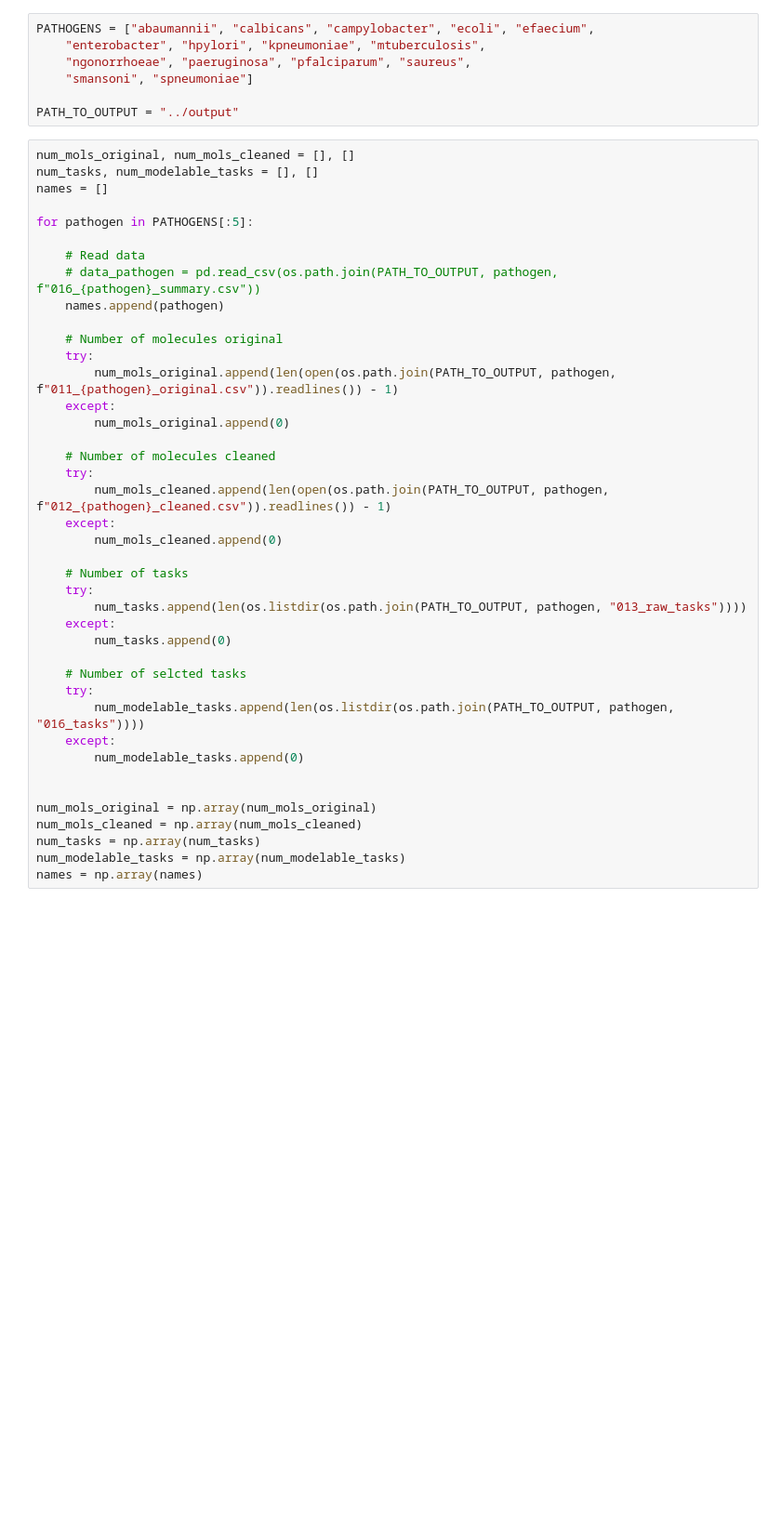
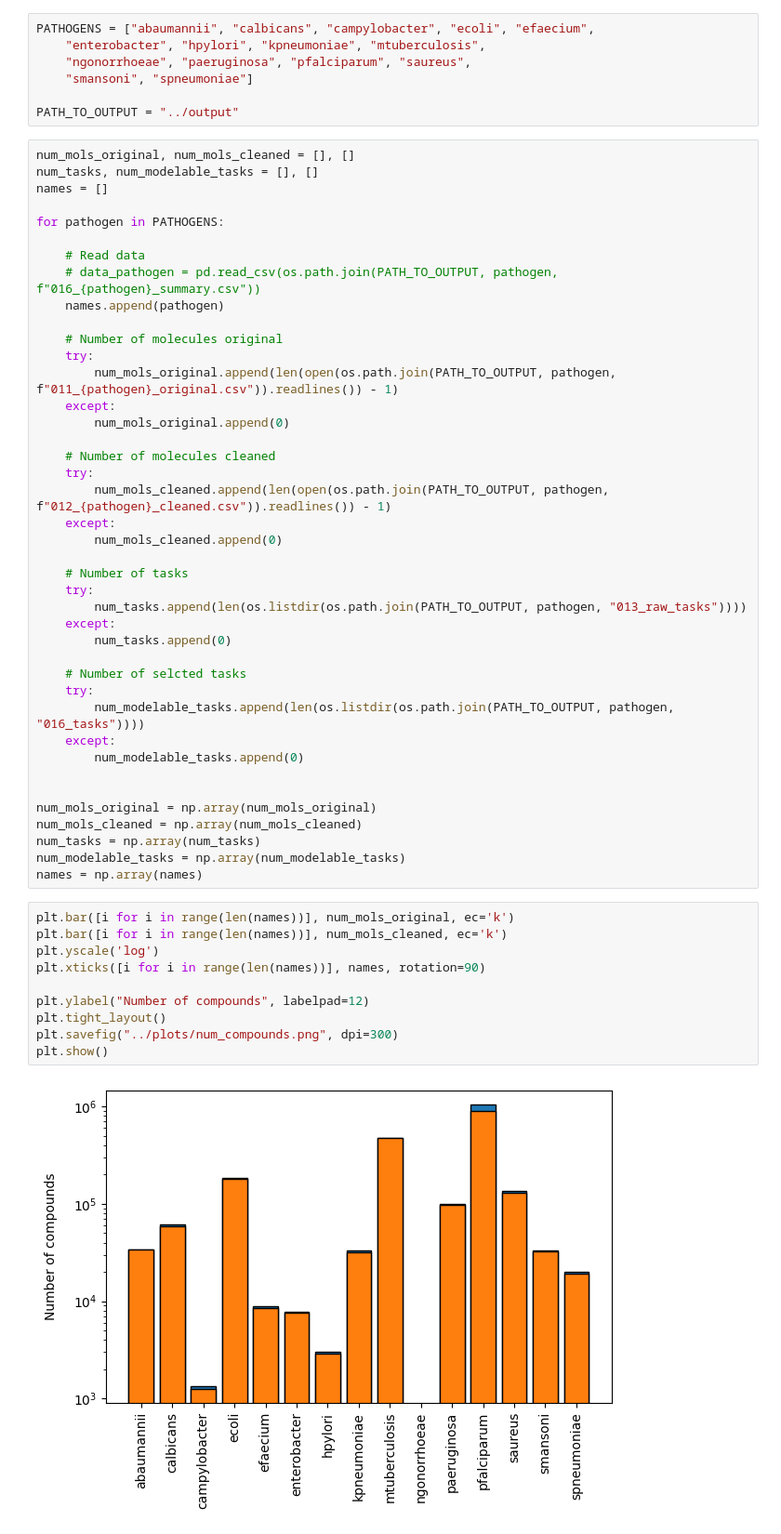
Before and after one commit to ersilia-os/chembl-antimicrobial-tasks, a Jupyter notebook: notebooks/summary_data.ipynb, the cells around one changed output. Shown at 93% size. Cells and saved outputs as stored; diff of their text form; blank space fills up the shorter version.

Commit message:
creating plot number of compounds

```diff
--- a/notebooks/summary_data.ipynb
+++ b/notebooks/summary_data.ipynb
@@ -17,7 +15,7 @@ num_mols_original, num_mols_cleaned = [], []
 num_tasks, num_modelable_tasks = [], []
 names = []
 
-for pathogen in PATHOGENS[:5]:
+for pathogen in PATHOGENS:
 
     # Read data
     # data_pathogen = pd.read_csv(os.path.join(PATH_TO_OUTPUT, pathogen, f"016_{pathogen}_summary.csv"))
@@ -53,3 +51,15 @@ num_mols_cleaned = np.array(num_mols_cleaned)
 num_tasks = np.array(num_tasks)
 num_modelable_tasks = np.array(num_modelable_tasks)
 names = np.array(names)
+# %%
+plt.bar([i for i in range(len(names))], num_mols_original, ec='k')
+plt.bar([i for i in range(len(names))], num_mols_cleaned, ec='k')
+plt.yscale('log')
+plt.xticks([i for i in range(len(names))], names, rotation=90)
+
+plt.ylabel("Number of compounds", labelpad=12)
+plt.tight_layout()
+plt.savefig("../plots/num_compounds.png", dpi=300)
+plt.show()
+# %% [output]
+[figure, added]
```
Also changed, not shown: parts of 1 cell of this notebook, 2 other files.
